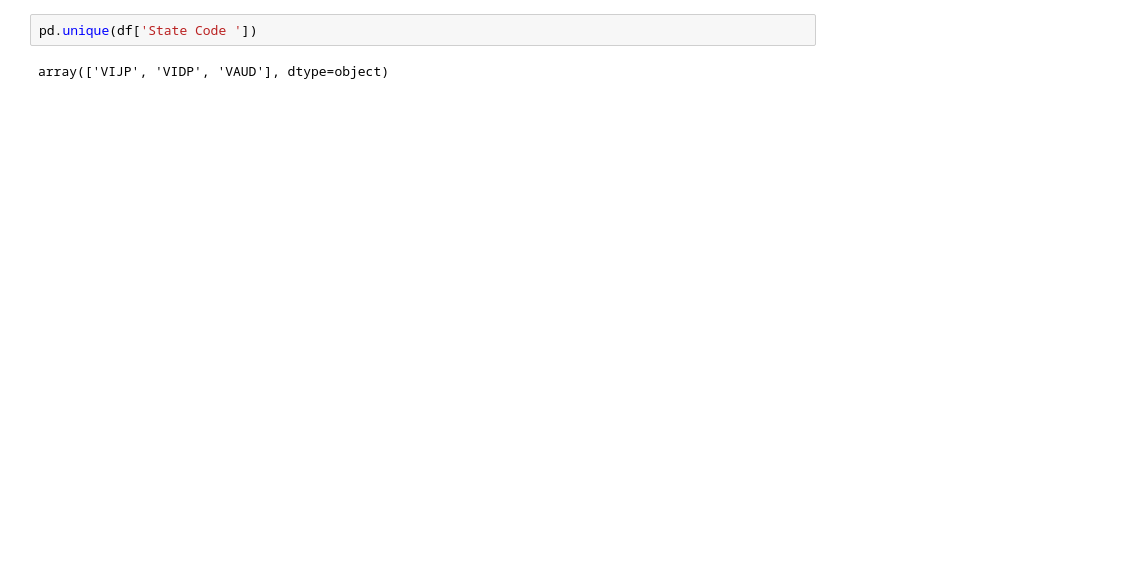
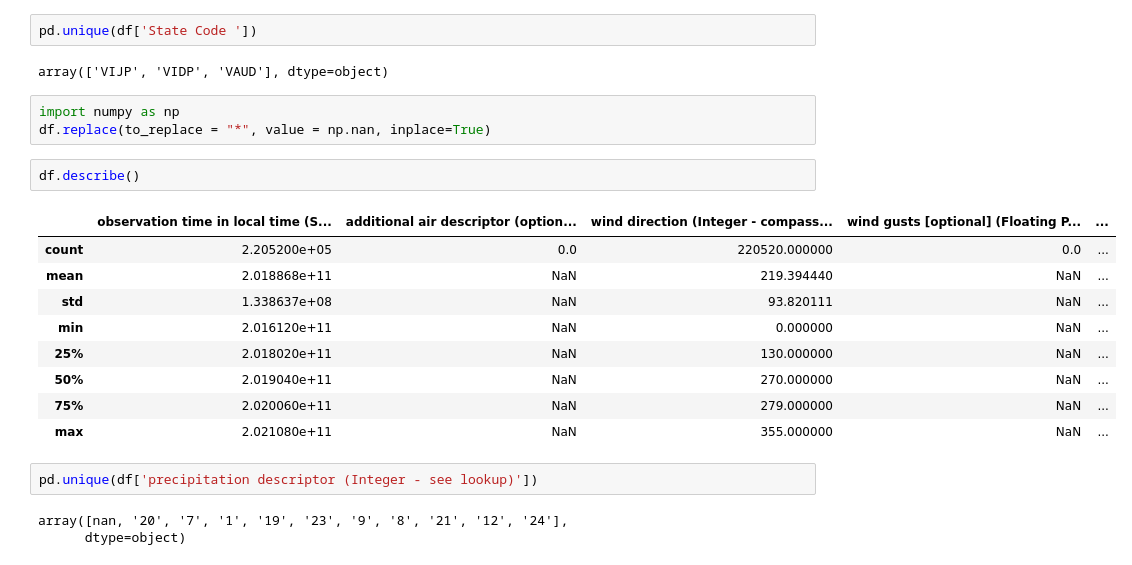
Before and after one commit to spshreya/datamining, a Jupyter notebook: DA_Assignment_shreyaPandey.ipynb, the cells around one changed output. Cells and saved outputs as stored; diff of their text form; blank space fills up the shorter version.

```diff
--- a/DA_Assignment_shreyaPandey.ipynb
+++ b/DA_Assignment_shreyaPandey.ipynb
@@ -110,3 +110,23 @@ memory usage: 55.5+ MB
 pd.unique(df['State Code '])
 # %% [output]
 array(['VIJP', 'VIDP', 'VAUD'], dtype=object)
+# %%
+import numpy as np
+df.replace(to_replace = "*", value = np.nan, inplace=True)
+# %%
+df.describe()
+# %% [output]
+|  | observation time in local time (S... | additional air descriptor (option... | wind direction (Integer - compass... | wind gusts [optional] (Floating P... | ... |
+| count | 2.205200e+05 | 0.0 | 220520.000000 | 0.0 | ... |
+| mean | 2.018868e+11 | NaN | 219.394440 | NaN | ... |
+| std | 1.338637e+08 | NaN | 93.820111 | NaN | ... |
+| min | 2.016120e+11 | NaN | 0.000000 | NaN | ... |
+| 25% | 2.018020e+11 | NaN | 130.000000 | NaN | ... |
+| 50% | 2.019040e+11 | NaN | 270.000000 | NaN | ... |
+| 75% | 2.020060e+11 | NaN | 279.000000 | NaN | ... |
+| max | 2.021080e+11 | NaN | 355.000000 | NaN | ... |
+# %%
+pd.unique(df['precipitation descriptor (Integer - see lookup)'])
+# %% [output]
+array([nan, '20', '7', '1', '19', '23', '9', '8', '21', '12', '24'],
+      dtype=object)
```
Also changed, not shown: parts of 9 cells of this notebook.
